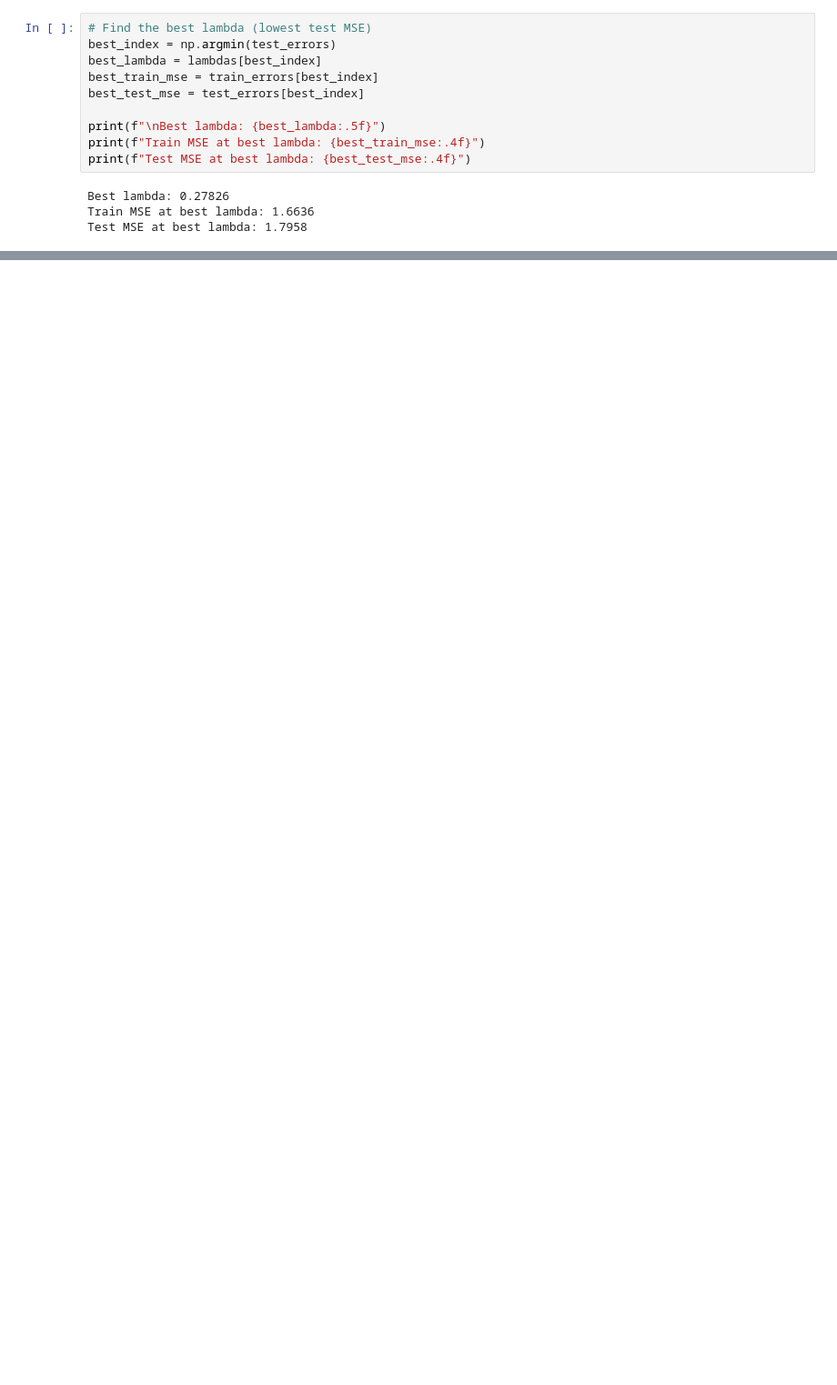
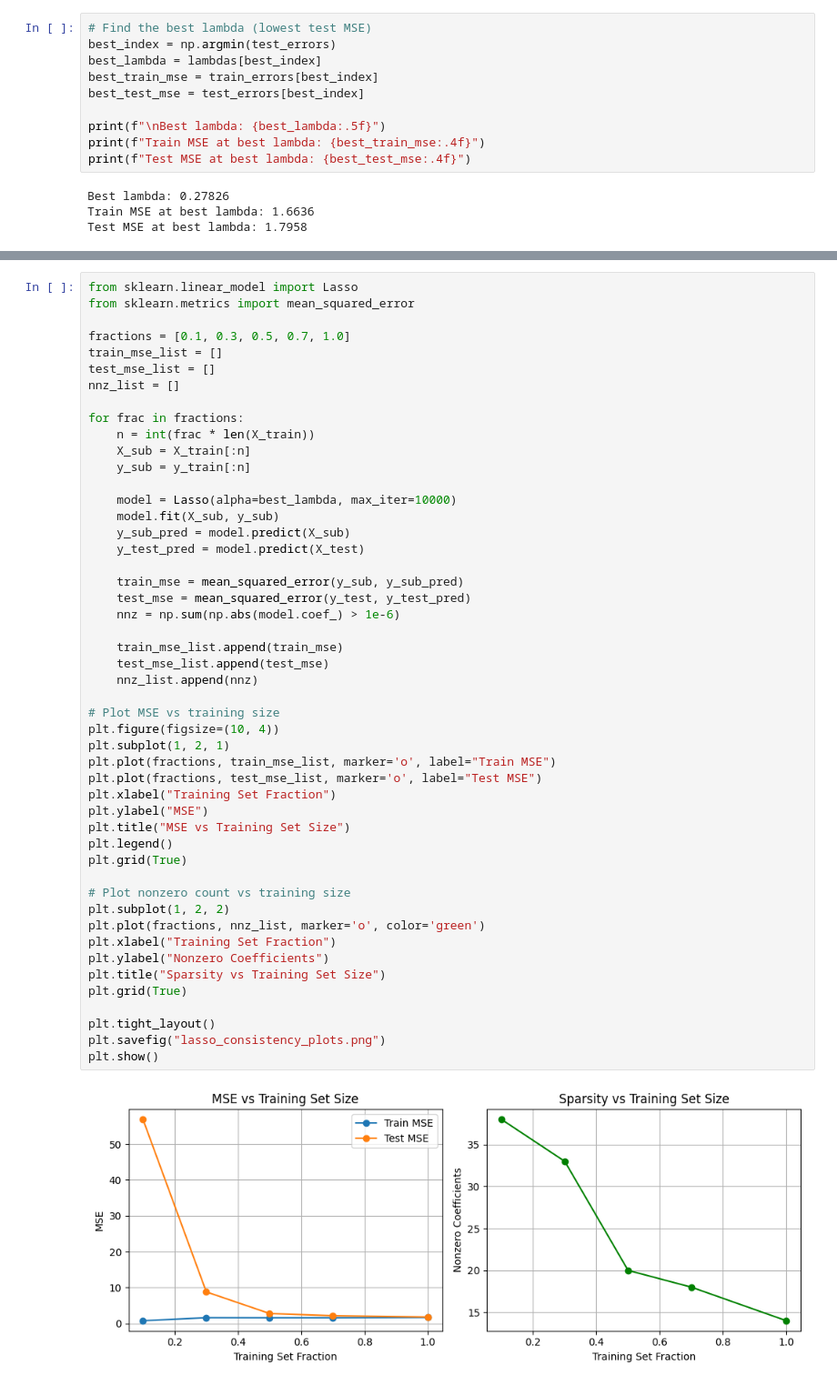
Before and after one commit to kkipngenokoech/MathsRequiredForAI, a Jupyter notebook: PGM/HW3/homework.ipynb, the cells around one changed output, grey strips where cells are left out. Shown: that part at 91% size. Saved outputs shown, nothing was run; the diff lists cells and outputs as text; blank space fills up the shorter version.

```diff
--- a/PGM/HW3/homework.ipynb
+++ b/PGM/HW3/homework.ipynb
@@ -430,0 +458,51 @@ Test MSE at best lambda: 1.7958
+# %%
+from sklearn.linear_model import Lasso
+from sklearn.metrics import mean_squared_error
+
+fractions = [0.1, 0.3, 0.5, 0.7, 1.0]
+train_mse_list = []
+test_mse_list = []
+nnz_list = []
+
+for frac in fractions:
+    n = int(frac * len(X_train))
+    X_sub = X_train[:n]
+    y_sub = y_train[:n]
+
+    model = Lasso(alpha=best_lambda, max_iter=10000)
+    model.fit(X_sub, y_sub)
+    y_sub_pred = model.predict(X_sub)
+    y_test_pred = model.predict(X_test)
+
+    train_mse = mean_squared_error(y_sub, y_sub_pred)
+    test_mse = mean_squared_error(y_test, y_test_pred)
+    nnz = np.sum(np.abs(model.coef_) > 1e-6)
+
+    train_mse_list.append(train_mse)
+    test_mse_list.append(test_mse)
+    nnz_list.append(nnz)
+
+# Plot MSE vs training size
+plt.figure(figsize=(10, 4))
+plt.subplot(1, 2, 1)
+plt.plot(fractions, train_mse_list, marker='o', label="Train MSE")
+plt.plot(fractions, test_mse_list, marker='o', label="Test MSE")
+plt.xlabel("Training Set Fraction")
+plt.ylabel("MSE")
+plt.title("MSE vs Training Set Size")
+plt.legend()
+plt.grid(True)
+
+# Plot nonzero count vs training size
+plt.subplot(1, 2, 2)
+plt.plot(fractions, nnz_list, marker='o', color='green')
+plt.xlabel("Training Set Fraction")
+plt.ylabel("Nonzero Coefficients")
+plt.title("Sparsity vs Training Set Size")
+plt.grid(True)
+
+plt.tight_layout()
+plt.savefig("lasso_consistency_plots.png")
+plt.show()
+# %% [output]
+[figure, added]
```
Also changed, not shown: parts of 1 cell of this notebook, 10 other files.
